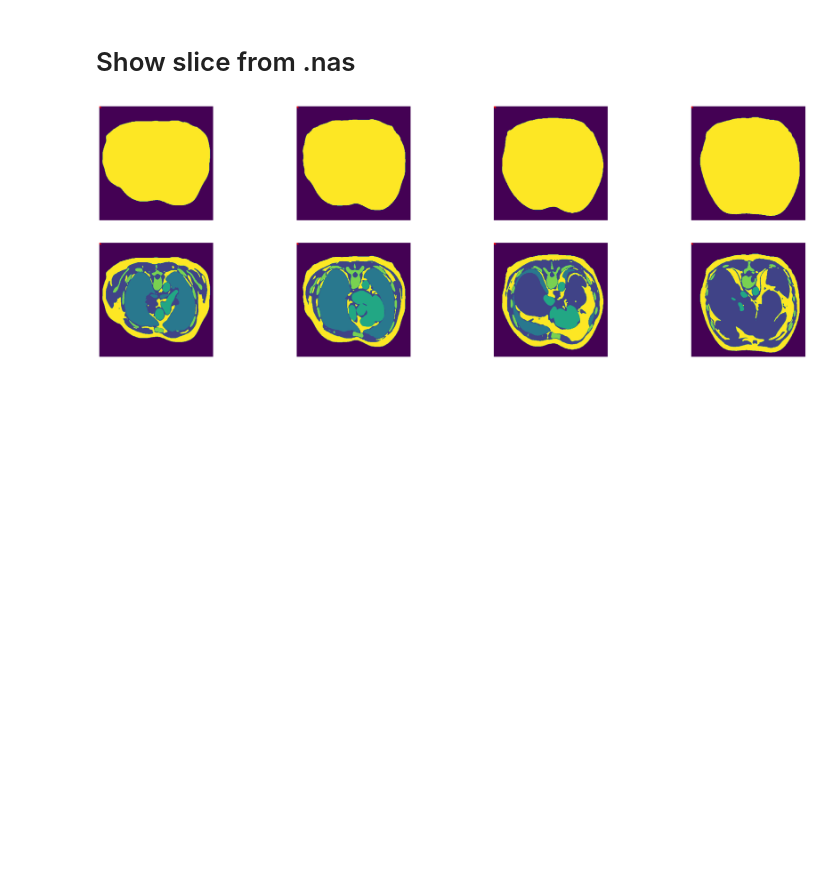
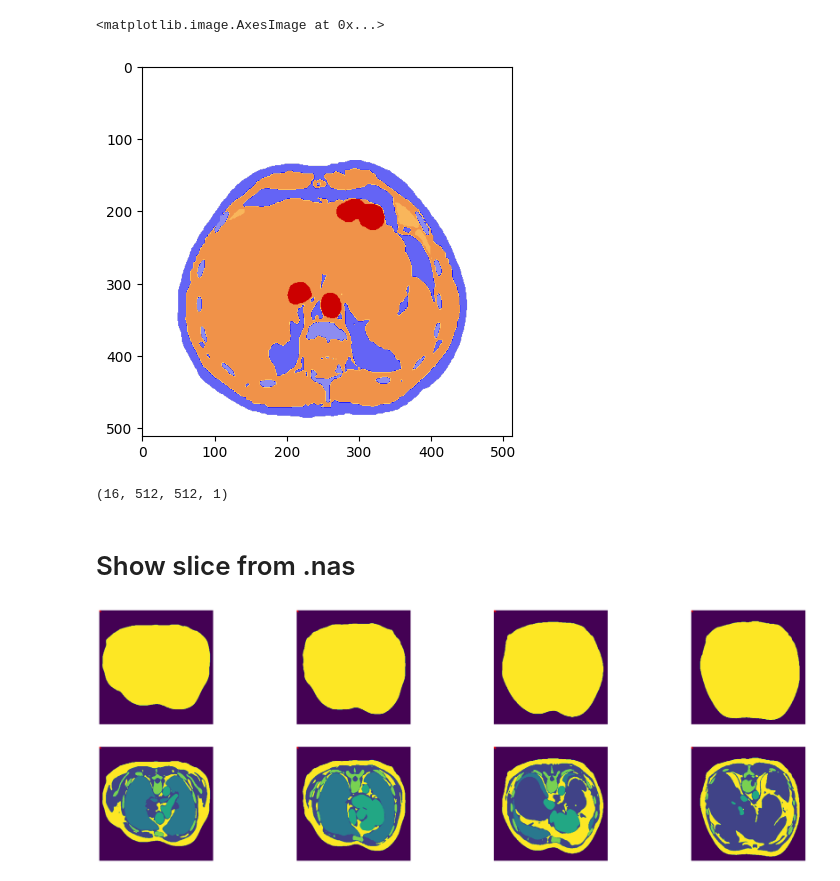
Before and after one commit to dmnk1308/RESIST, a Jupyter notebook: playground.ipynb, the cells around one changed output. Drawn from its saved outputs; the diff is of its cells as text; code cells hidden in the pictures; blank space fills up the shorter version.

```diff
--- a/playground.ipynb
+++ b/playground.ipynb
@@ -38,0 +62,5 @@ cmap = make_cmap()
+# %%
+test = np.load('/home/nibdombe/deep_eit/data/processed/case_TCIA_2_0.npz')
+# %%
+targets = test['targets']
+targets = np.moveaxis(targets.reshape(4,4,512,512,1),0,1)
@@ -39,3 +71,12 @@ cmap = make_cmap()
+# %%
+plt.imshow(targets[0,2], cmap=cmap)
+# %% [output]
+<matplotlib.image.AxesImage at 0x...>
+[figure, added]
+# %%
+targets.shape
+# %% [output]
+(16, 512, 512, 1)
 # %% [markdown]
 # Show slice from .nas
 # %%
```
Also changed, not shown: parts of 12 cells of this notebook, 12 other files.
